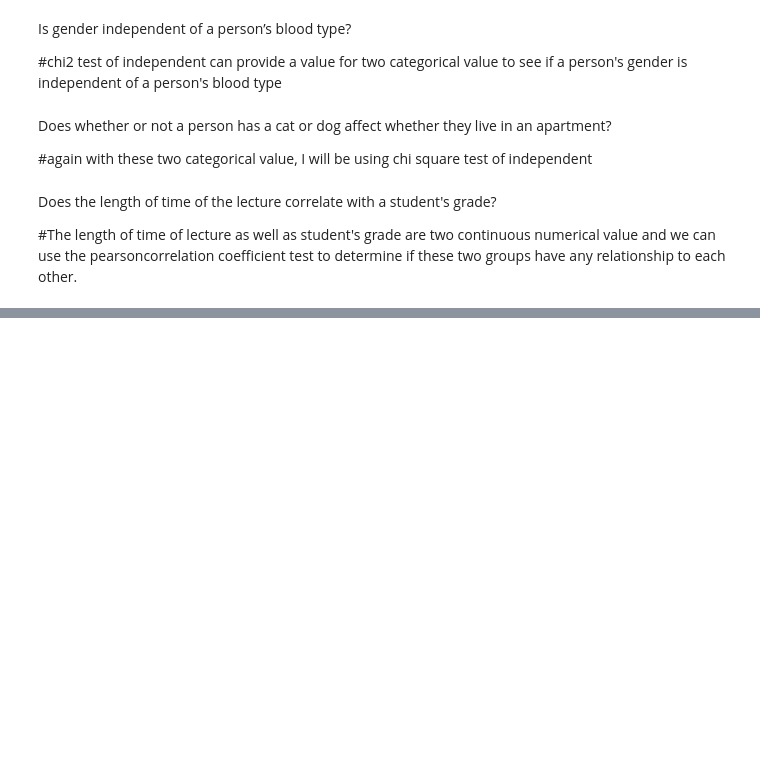
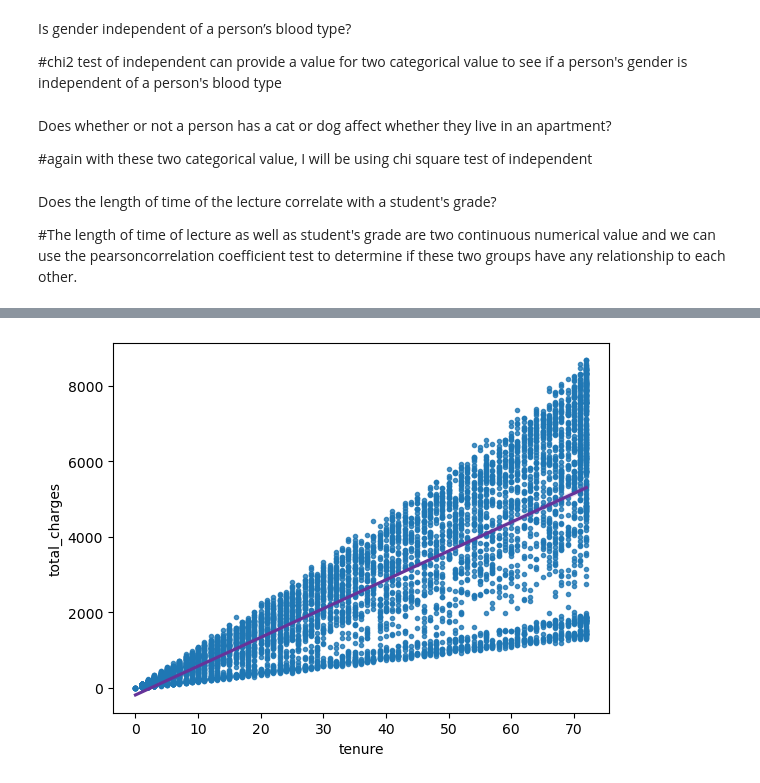
Before and after one commit to Thoai-Adam/python-exercises, a Jupyter notebook: hypothesis_testing.ipynb, the cells around one changed output, grey strips where cells are left out. Saved outputs shown, nothing was run; the diff lists cells and outputs as text; code cells hidden in the pictures; blank space fills up the shorter version.

```diff
--- a/hypothesis_testing.ipynb
+++ b/hypothesis_testing.ipynb
@@ -525,0 +456,17 @@ df
+# %%
+alpha = 0.05
+
+#select the data
+ttl_charges_df = df[['tenure', 'total_charges']]
+
+# look at a summary of the dataframe
+#ttl_charges_df.info()
+
+#try to find the data errors
+ttl_charges_df.total_charges.sort_values()
+
+#convert the empty space to '0'
+ttl_charges_df['total_charges']= ttl_charges_df['total_charges'].str.replace(' ', '0').astype('float')
+
+#confirm our datatypes
+ttl_charges_df.info()
@@ -525,0 +488,6 @@ df
+# %%
+# plot the data
+sns.regplot(x = 'tenure', y='total_charges', data = ttl_charges_df, marker='.', line_kws={'color': 'rebeccapurple'})
+plt.show()
+# %% [output]
+[figure, added]
```
Also changed, not shown: parts of 63 cells of this notebook, 1 other file.
